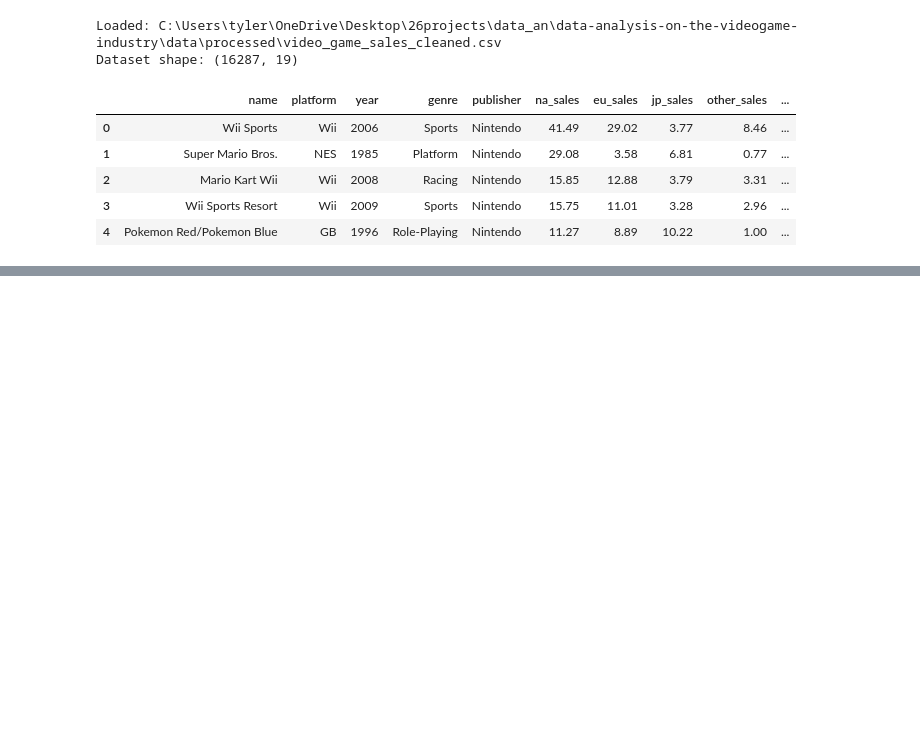
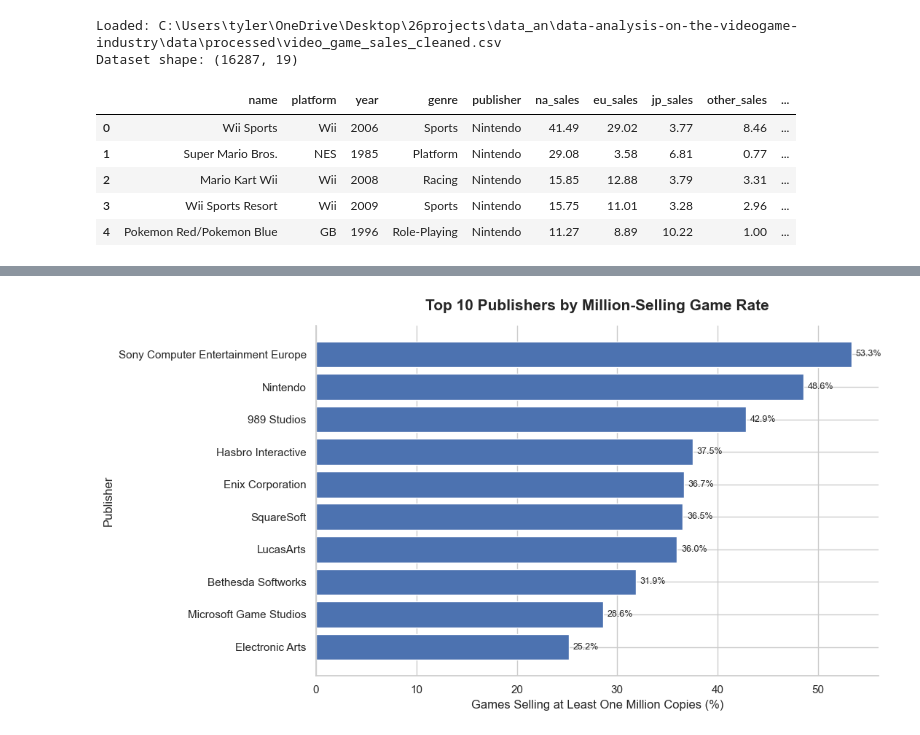
Before and after one commit to tylernsocial/data-analysis-on-the-videogame-industry, a Jupyter notebook: notebooks/research_questions_and_modeling/06_publisher_sales_performance.ipynb, the cells around one changed output, grey strips where cells are left out. Drawn from its saved outputs; the diff is of its cells as text; code cells hidden in the pictures; blank space fills up the shorter version.

```diff
--- a/notebooks/research_questions_and_modeling/06_publisher_sales_performance.ipynb
+++ b/notebooks/research_questions_and_modeling/06_publisher_sales_performance.ipynb
@@ -101,0 +495,7 @@ memory usage: 1.2 MB
+# %%
+top_publishers_million_rate = publisher_summary.nlargest(10, "million_seller_rate_pct").copy()
+
+top_publishers_million_rate[[
+    "publisher", "game_count", "million_selling_games",
+    "million_seller_rate_pct", "average_global_sales"
+]]
@@ -101,0 +514,14 @@ memory usage: 1.2 MB
+# %%
+fig, ax = plt.subplots(figsize=(11, 6))
+plot_data = top_publishers_million_rate.sort_values("million_seller_rate_pct", ascending=True)
+bars = ax.barh(plot_data["publisher"], plot_data["million_seller_rate_pct"])
+ax.bar_label(bars, fmt="%.1f%%", padding=4, fontsize=9)
+ax.set_title("Top 10 Publishers by Million-Selling Game Rate", fontsize=15, fontweight="bold", pad=15)
+ax.set_xlabel("Games Selling at Least One Million Copies (%)")
+ax.set_ylabel("Publisher")
+ax.spines["top"].set_visible(False)
+ax.spines["right"].set_visible(False)
+plt.tight_layout()
+plt.show()
+# %% [output]
+[figure, added]
```
Also changed, not shown: parts of 61 cells of this notebook.
